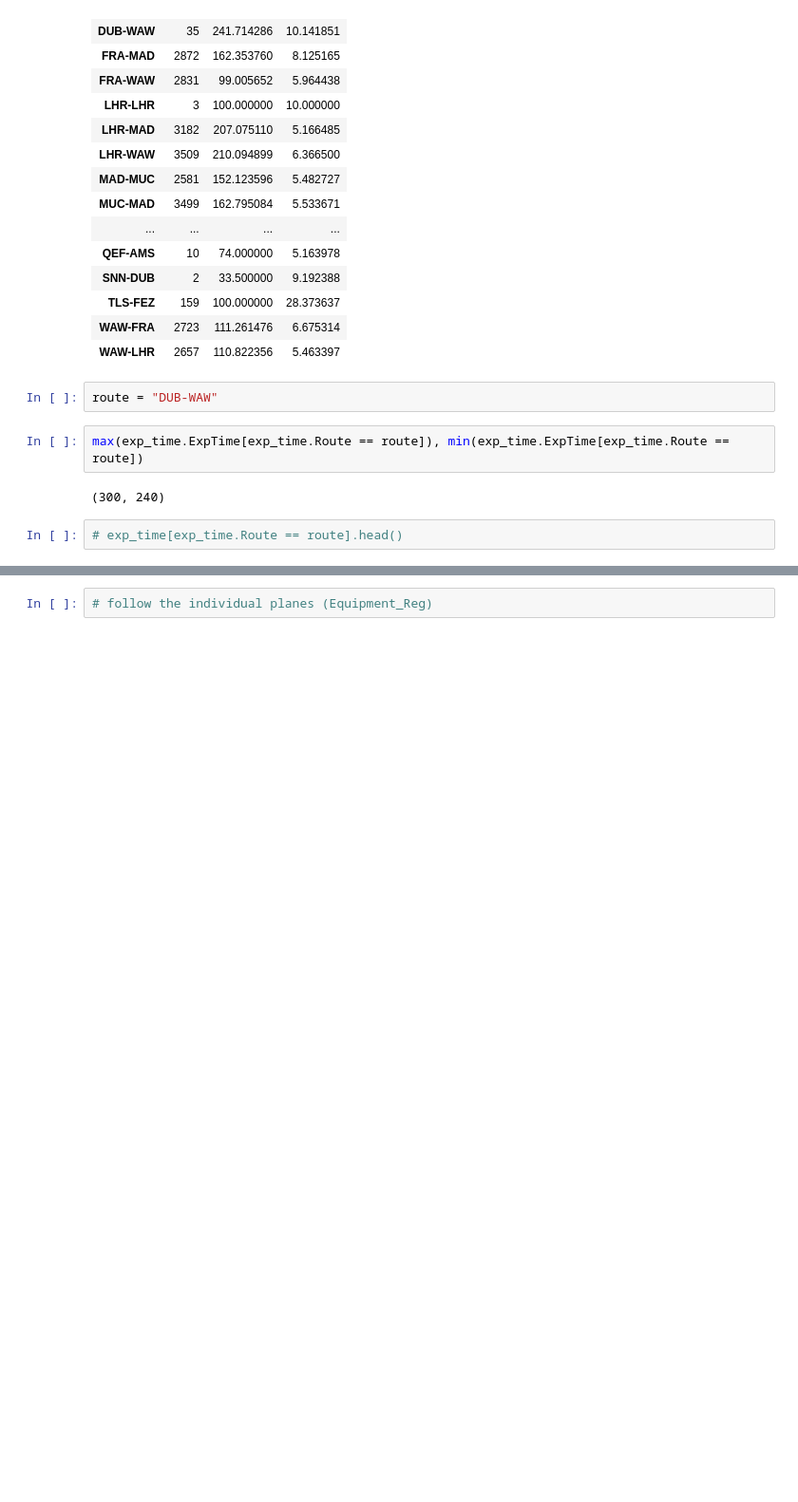
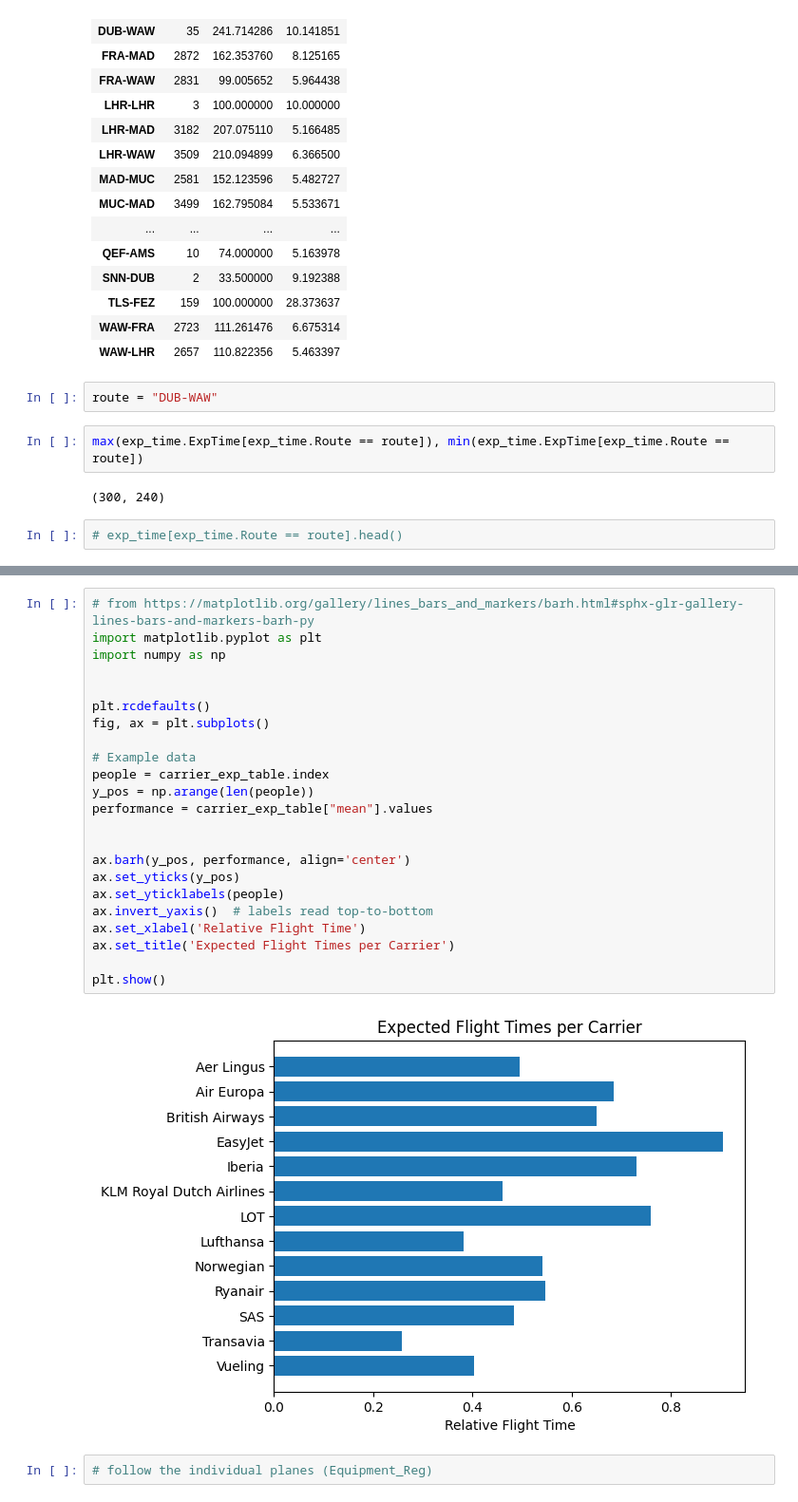
Before and after one commit to nonstoptimm/aviation.ai, a Jupyter notebook: notebooks/EDA_correlations.ipynb, the cells around one changed output, grey strips where cells are left out. Shown: that part at 95% size. Drawn from its saved outputs; the diff is of its cells as text; blank space fills up the shorter version.

```diff
--- a/notebooks/EDA_correlations.ipynb
+++ b/notebooks/EDA_correlations.ipynb
@@ -353,2 +358,27 @@ carrier_exp_table.plot.bar(figsize=(10,10))
+# %%
+# from https://matplotlib.org/gallery/lines_bars_and_markers/barh.html#sphx-glr-gallery-lines-bars-and-markers-barh-py
+import matplotlib.pyplot as plt
+import numpy as np
+
+
+plt.rcdefaults()
+fig, ax = plt.subplots()
+
+# Example data
+people = carrier_exp_table.index
+y_pos = np.arange(len(people))
+performance = carrier_exp_table["mean"].values
+
+
+ax.barh(y_pos, performance, align='center')
+ax.set_yticks(y_pos)
+ax.set_yticklabels(people)
+ax.invert_yaxis()  # labels read top-to-bottom
+ax.set_xlabel('Relative Flight Time')
+ax.set_title('Expected Flight Times per Carrier')
+
+plt.show()
+# %% [output]
+[figure, added]
 # %%
 # follow the individual planes (Equipment_Reg)
```
Also changed, not shown: parts of 5 cells of this notebook.
